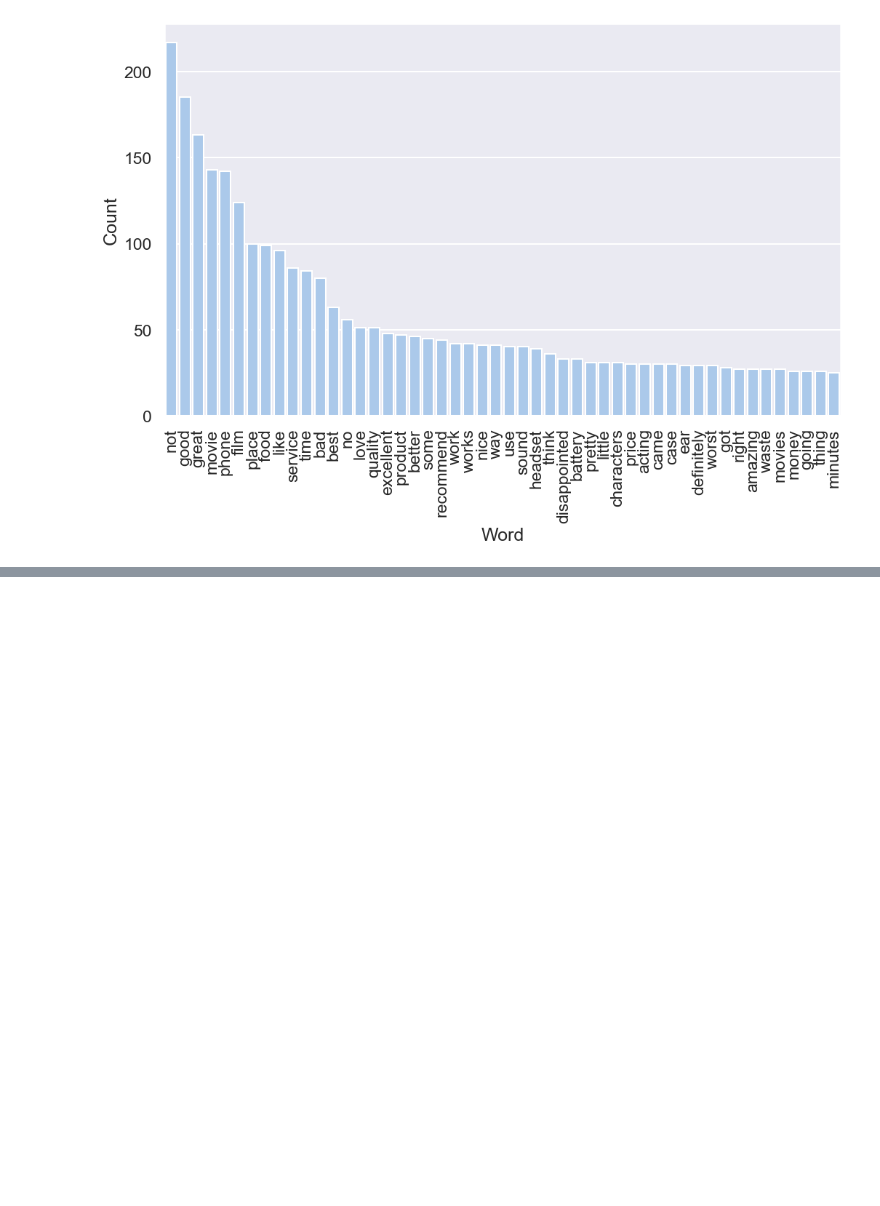
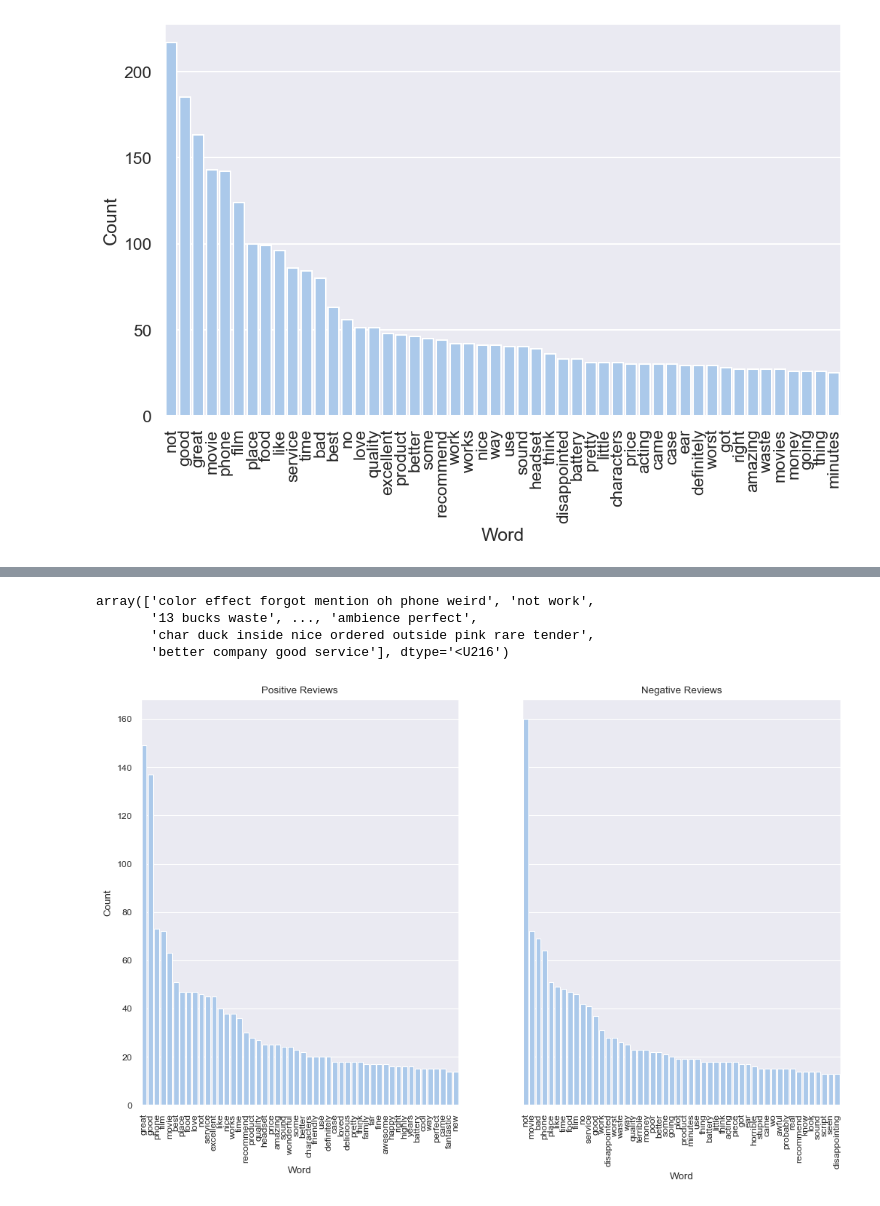
Before and after one commit to cabradna/cs135-24f-assignments, a Jupyter notebook: projectA/cbradna_T1_a.ipynb, the cells around one changed output, grey strips where cells are left out. Cells and saved outputs as stored; diff of their text form; code cells hidden in the pictures; blank space fills up the shorter version.

```diff
--- a/projectA/cbradna_T1_a.ipynb
+++ b/projectA/cbradna_T1_a.ipynb
@@ -247,0 +245,16 @@ plt.show()
+# %%
+full_corpus = np.array([
+    " ".join(
+        (review_vectorizer.get_feature_names_out())[np.array(x_train_vec[i].toarray()[0] > 0)]
+         ) for i in range(x_train_vec.shape[0])
+])
+# %%
+full_corpus
+# %% [output]
+array(['color effect forgot mention oh phone weird', 'not work',
+       '13 bucks waste', ..., 'ambience perfect',
+       'char duck inside nice ordered outside pink rare tender',
+       'better company good service'], dtype='<U216')
+# %%
+pos_corpus = review_vectorizer.transform(full_corpus[y_train.positive.to_numpy().astype(bool)])
+neg_corpus = review_vectorizer.transform(full_corpus[y_train.positive.to_numpy() == 0])
@@ -247,0 +320,32 @@ plt.show()
+# %%
+sns.set(context='paper', palette="pastel")
+
+fig, ax = plt.subplots(1, 2, figsize=(12, 7), sharey=True)
+
+sns.barplot(
+    x=cp[0],
+    y=cp[1],
+    ax=ax[0],
+)
+
+sns.barplot(
+    x=cn[0],
+    y=cn[1],
+    ax=ax[1],
+)
+
+# Customizing the axis titles
+ax[0].set_ylabel('Count')
+ax[0].set_xlabel('Word')
+ax[1].set_xlabel('Word')
+
+# Changing the x-axis ticks
+ax[0].tick_params(axis='x', rotation=90)
+ax[1].tick_params(axis='x', rotation=90)
+
+ax[0].set_title("Positive Reviews")
+ax[1].set_title("Negative Reviews")
+
+plt.show()
+# %% [output]
+[figure, added]
```
Also changed, not shown: parts of 35 cells of this notebook, 4 other files.
